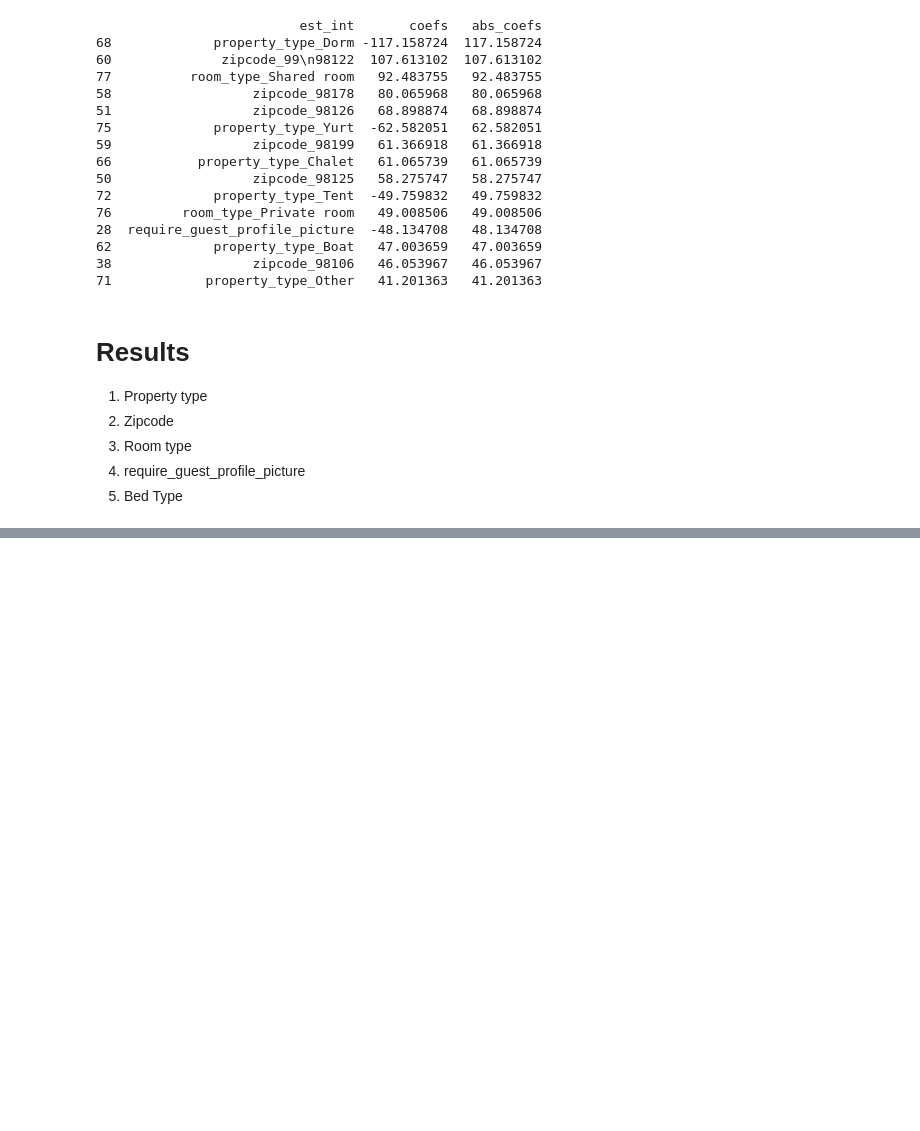
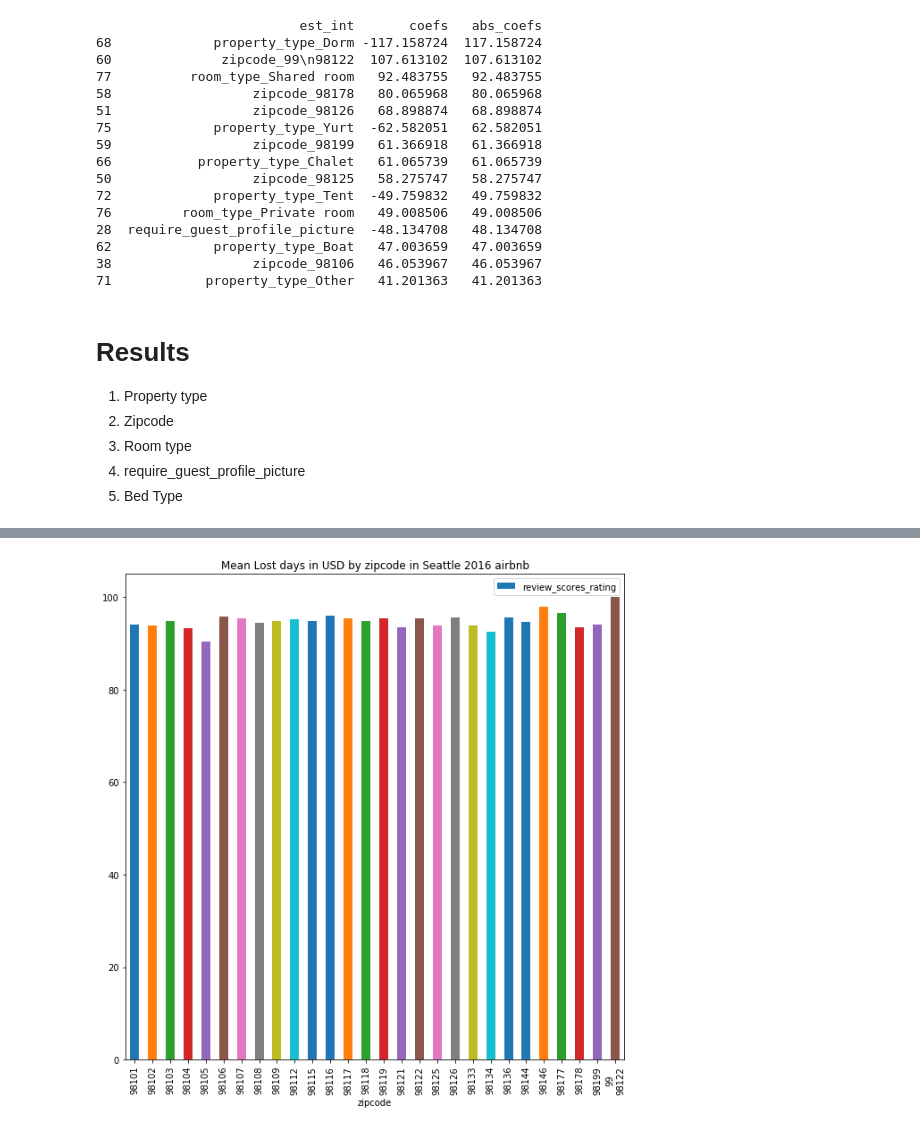
Before and after one commit to shreyasmatade/airbnb-seattle, a Jupyter notebook: dev/seattle_airbnb_analysis_lostdays.ipynb, the cells around one changed output, grey strips where cells are left out. Saved outputs shown, nothing was run; the diff lists cells and outputs as text; code cells hidden in the pictures; blank space fills up the shorter version.

```diff
--- a/dev/seattle_airbnb_analysis_lostdays.ipynb
+++ b/dev/seattle_airbnb_analysis_lostdays.ipynb
@@ -358,0 +372,4 @@ print(coef_df.head(15))
+# %%
+plot_by_target('zipcode')
+# %% [output]
+[figure, added]
```
Also changed, not shown: parts of 4 cells of this notebook, 3 other files.
